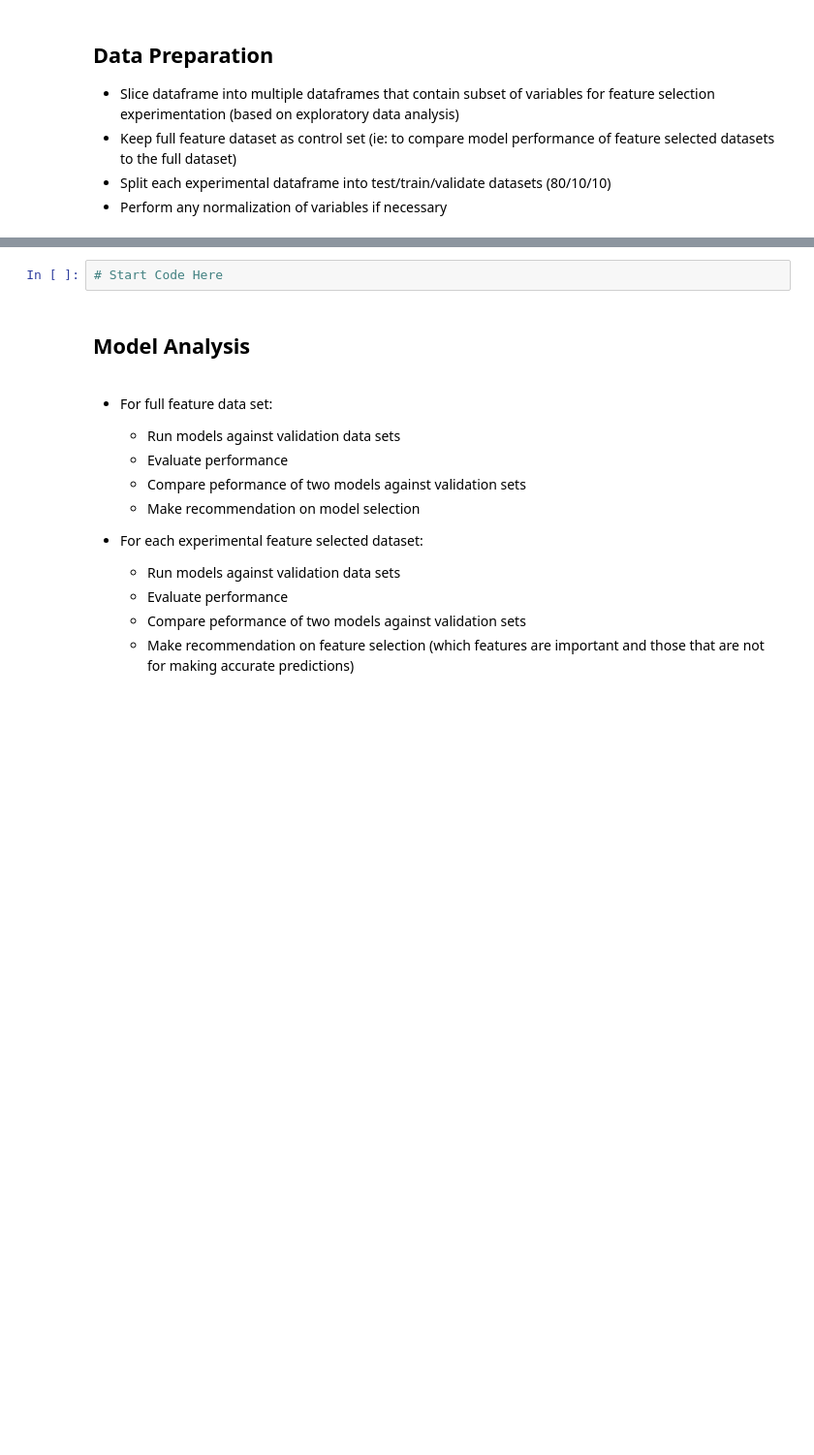
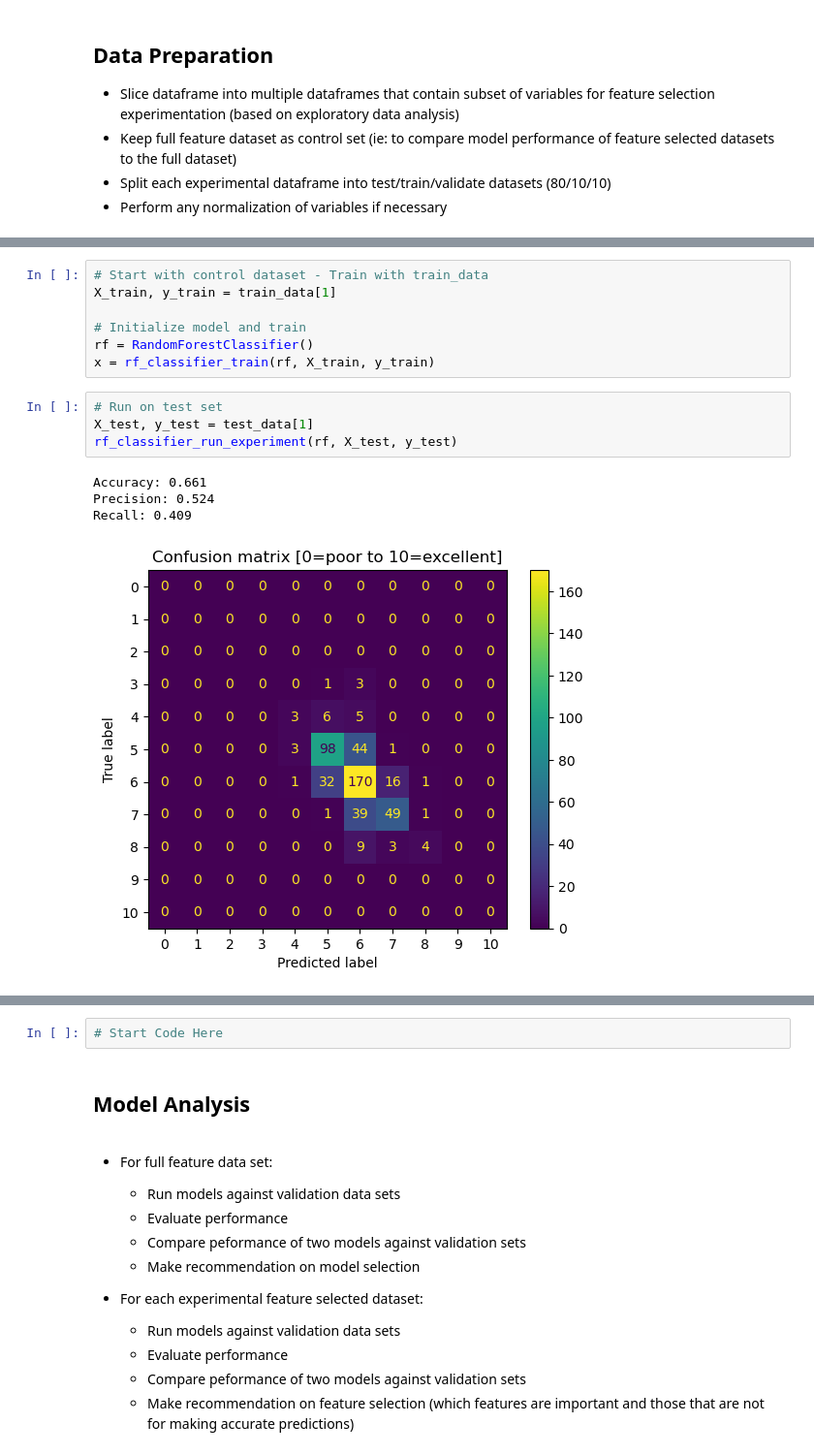
Before and after one commit to dangrant6/Wine-Quality, a Jupyter notebook: wine-quality-analysis.ipynb, the cells around one changed output, grey strips where cells are left out. Shown at 97% size. Drawn from its saved outputs; the diff is of its cells as text; blank space fills up the shorter version.

```diff
--- a/wine-quality-analysis.ipynb
+++ b/wine-quality-analysis.ipynb
@@ -249,0 +316,16 @@ val_data.append((X_val, y_val))
+# %%
+# Start with control dataset - Train with train_data
+X_train, y_train = train_data[1]
+
+# Initialize model and train
+rf = RandomForestClassifier()
+x = rf_classifier_train(rf, X_train, y_train)
+# %%
+# Run on test set
+X_test, y_test = test_data[1]
+rf_classifier_run_experiment(rf, X_test, y_test)
+# %% [output]
+Accuracy: 0.661
+Precision: 0.524
+Recall: 0.409
+[figure, added]
```
Also changed, not shown: parts of 13 cells of this notebook.
